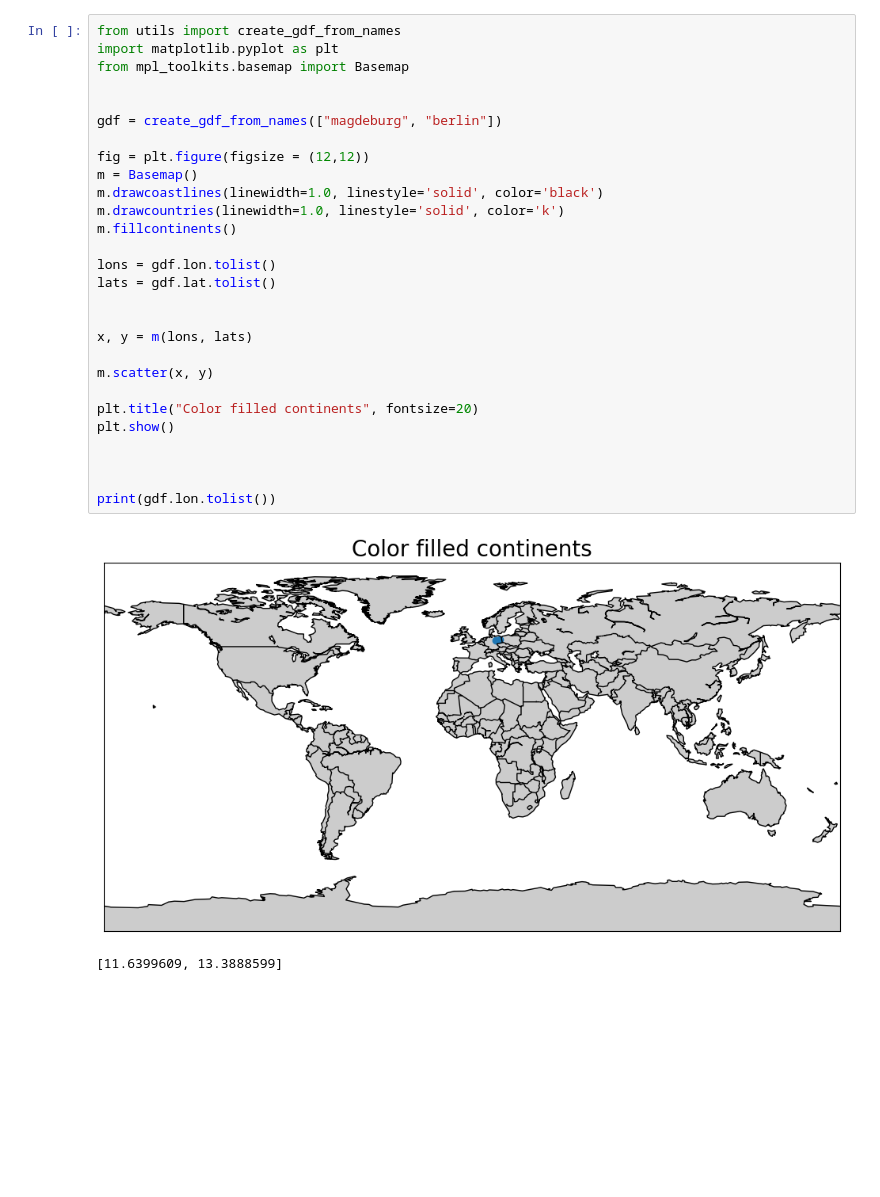
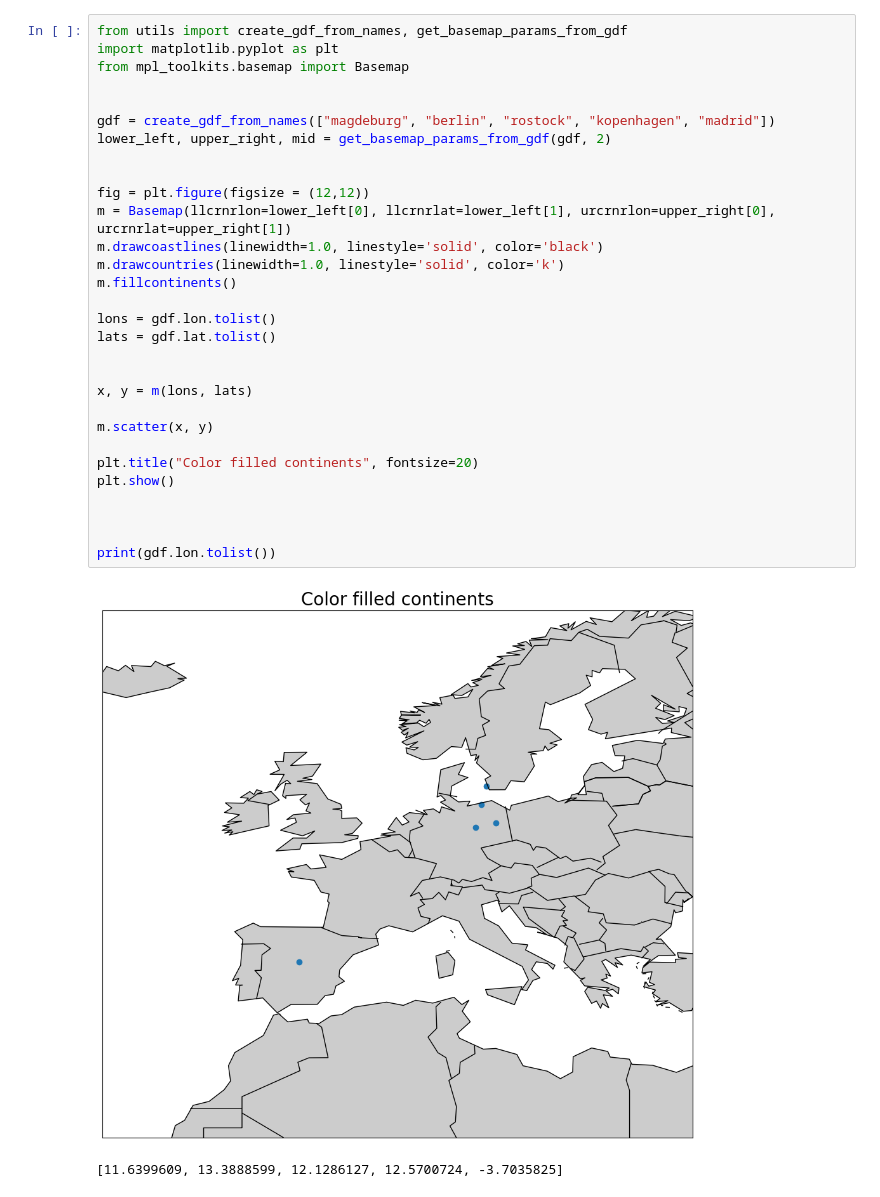
Before and after one commit to maxschwalenberg/genetic_algo, a Jupyter notebook: code/visualization.ipynb, the cells around one changed output. Cells and saved outputs as stored; diff of their text form; blank space fills up the shorter version.

```diff
--- a/code/visualization.ipynb
+++ b/code/visualization.ipynb
@@ -1,31 +1,33 @@
 # %%
-from utils import create_gdf_from_names
+from utils import create_gdf_from_names, get_basemap_params_from_gdf
 import matplotlib.pyplot as plt
 from mpl_toolkits.basemap import Basemap
 
 
-gdf = create_gdf_from_names(["magdeburg", "berlin"])
+gdf = create_gdf_from_names(["magdeburg", "berlin", "rostock", "kopenhagen", "madrid"])
+lower_left, upper_right, mid = get_basemap_params_from_gdf(gdf, 2)
+
 
 fig = plt.figure(figsize = (12,12))
-m = Basemap()
+m = Basemap(llcrnrlon=lower_left[0], llcrnrlat=lower_left[1], urcrnrlon=upper_right[0], urcrnrlat=upper_right[1])
 m.drawcoastlines(linewidth=1.0, linestyle='solid', color='black')
 m.drawcountries(linewidth=1.0, linestyle='solid', color='k')
 m.fillcontinents()
 
 lons = gdf.lon.tolist()
 lats = gdf.lat.tolist()
 
 
 x, y = m(lons, lats)
 
 m.scatter(x, y)
 
 plt.title("Color filled continents", fontsize=20)
 plt.show()
 
 
 
 print(gdf.lon.tolist())
 # %% [output]
-[figure, old version]
+[figure, new version]
-[11.6399609, 13.3888599]
+[11.6399609, 13.3888599, 12.1286127, 12.5700724, -3.7035825]
```
Also changed, not shown: 6 other files.
